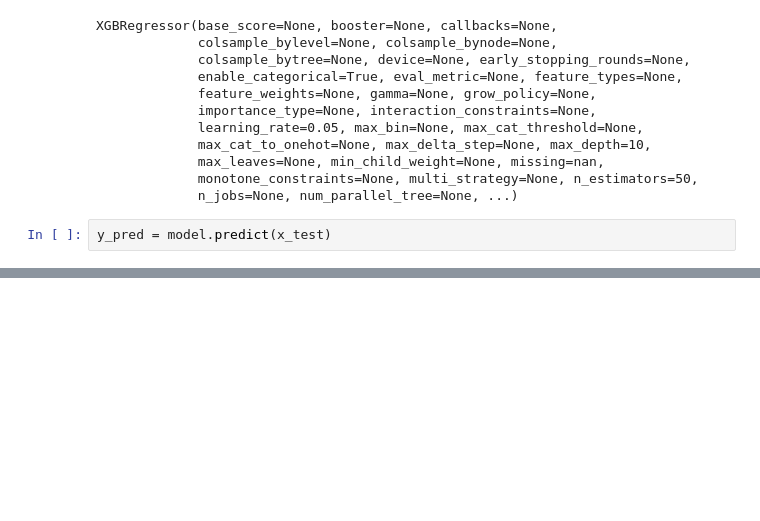
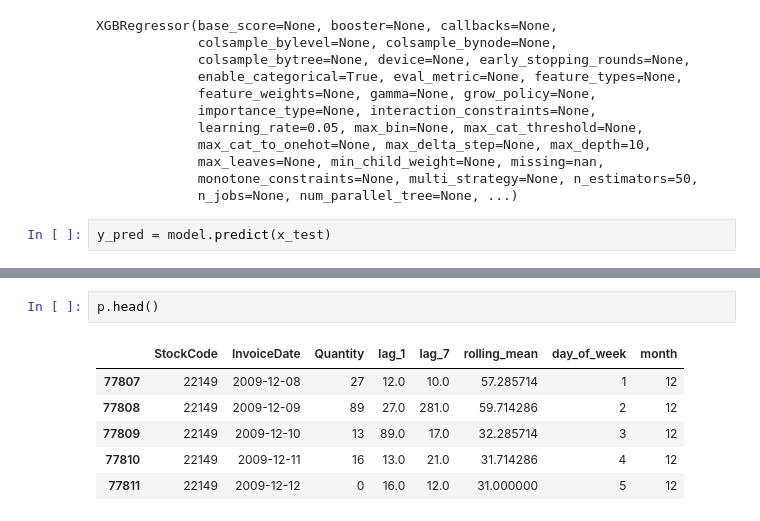
Before and after one commit to jayeshkoli-1402/RIDF, a Jupyter notebook: model.ipynb, the cells around one changed output, grey strips where cells are left out. Drawn from its saved outputs; the diff is of its cells as text; blank space fills up the shorter version.

```diff
--- a/model.ipynb
+++ b/model.ipynb
@@ -370,0 +450,9 @@ RMSE: 140.4470672607422
+# %%
+p.head()
+# %% [output]
+|  | StockCode | InvoiceDate | Quantity | lag_1 | lag_7 | rolling_mean | day_of_week | month |
+| 77807 | 22149 | 2009-12-08 | 27 | 12.0 | 10.0 | 57.285714 | 1 | 12 |
+| 77808 | 22149 | 2009-12-09 | 89 | 27.0 | 281.0 | 59.714286 | 2 | 12 |
+| 77809 | 22149 | 2009-12-10 | 13 | 89.0 | 17.0 | 32.285714 | 3 | 12 |
+| 77810 | 22149 | 2009-12-11 | 16 | 13.0 | 21.0 | 31.714286 | 4 | 12 |
+| 77811 | 22149 | 2009-12-12 | 0 | 16.0 | 12.0 | 31.000000 | 5 | 12 |
```
Also changed, not shown: parts of 15 cells of this notebook.
